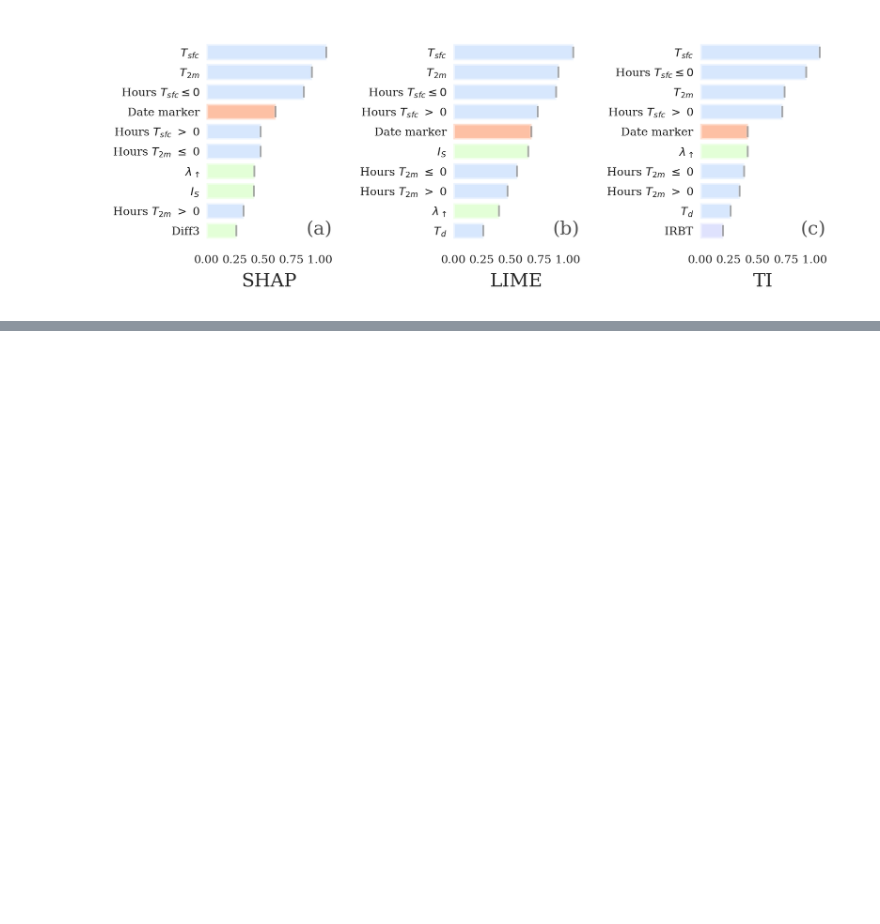
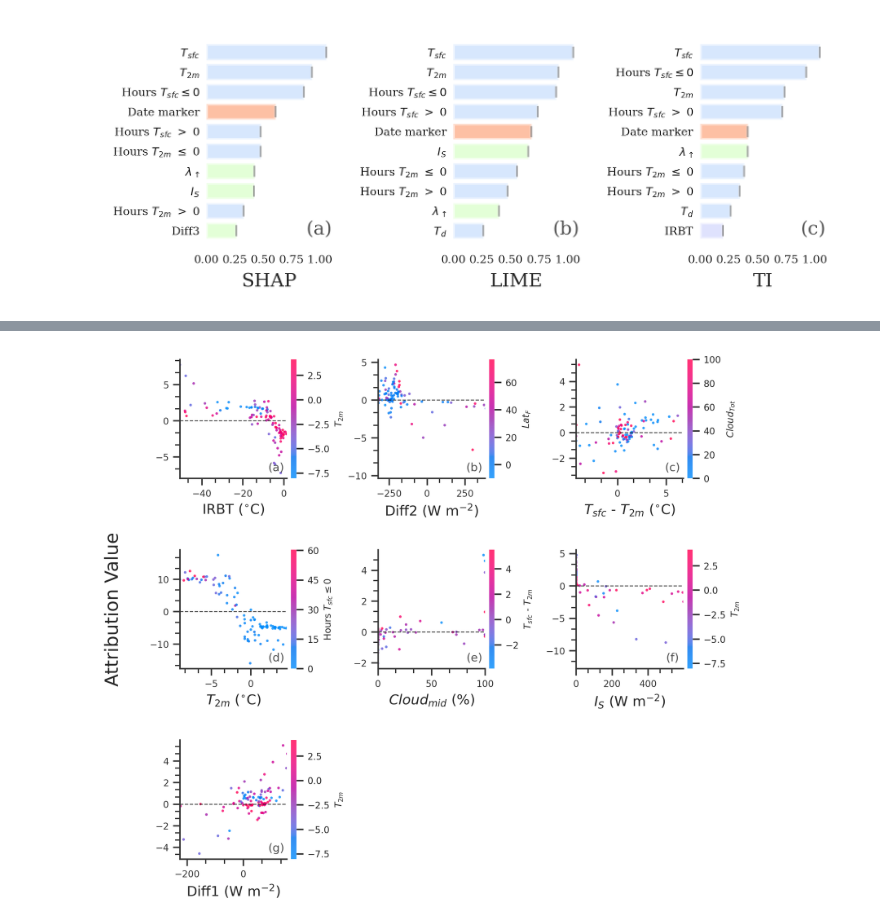
Before and after one commit to monte-flora/scikit-explain, a Jupyter notebook: tutorial_notebooks/additional_feature_attribution_plots.ipynb, the cells around one changed output, grey strips where cells are left out. Cells and saved outputs as stored; diff of their text form; code cells hidden in the pictures; blank space fills up the shorter version.

```diff
--- a/tutorial_notebooks/additional_feature_attribution_plots.ipynb
+++ b/tutorial_notebooks/additional_feature_attribution_plots.ipynb
@@ -91,0 +119,19 @@ explainer.plot_importance(data=[shap_rank, lime_rank, ti_rank],
+# %%
+import matplotlib.pyplot as plt
+features = ['sat_irbt', 'd_rad_d', 'hrrr_dT', 'temp2m', 'mid_cloud', 'swave_flux', 'd_ground']
+methods = ['tree_interpreter']
+
+explainer.scatter_plot(features=features,
+                    plot_type = 'dependence',
+                    dataset=results,
+                    method = methods,
+                    estimator_name = 'Random Forest',
+                    display_feature_names=plotting_config.display_feature_names,
+                    display_units = plotting_config.display_units,
+                    target='target',
+                    interaction_index='auto',
+                    figsize=(8,8), colorbar_pad=0.2, wspace=0.7, hspace=0.6
+)
+#plt.tight_layout()
+# %% [output]
+[figure, added]
```
Also changed, not shown: parts of 19 cells of this notebook, 4 other files.
